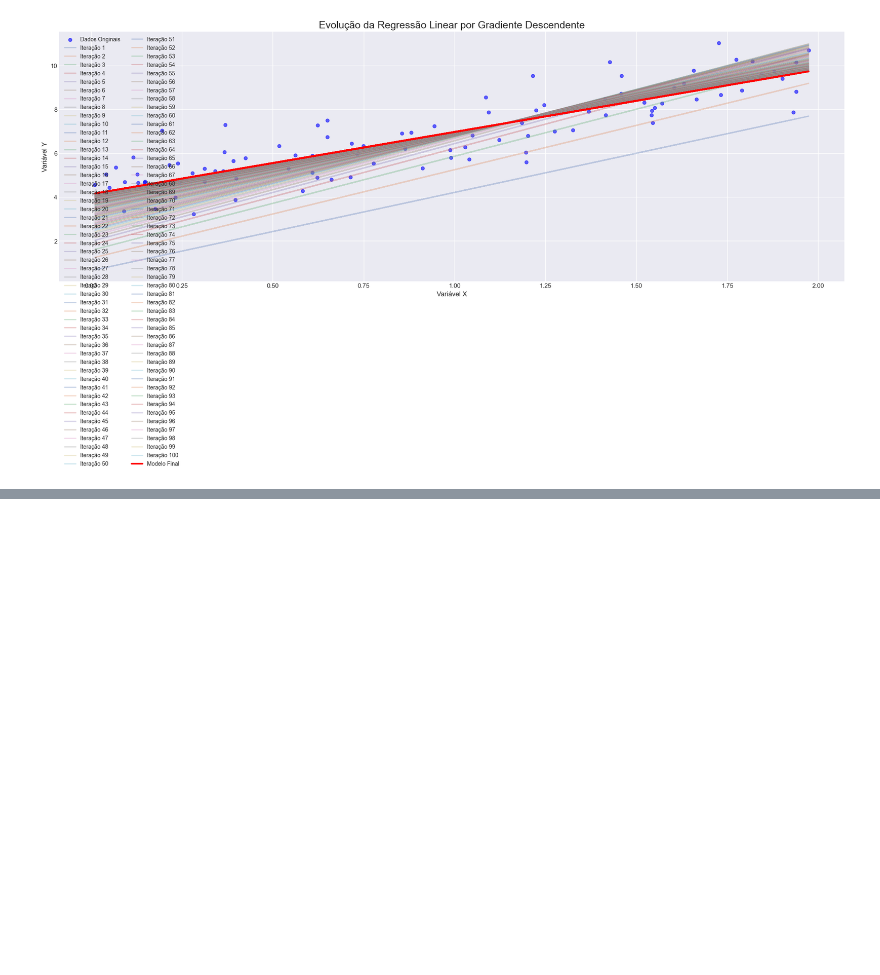
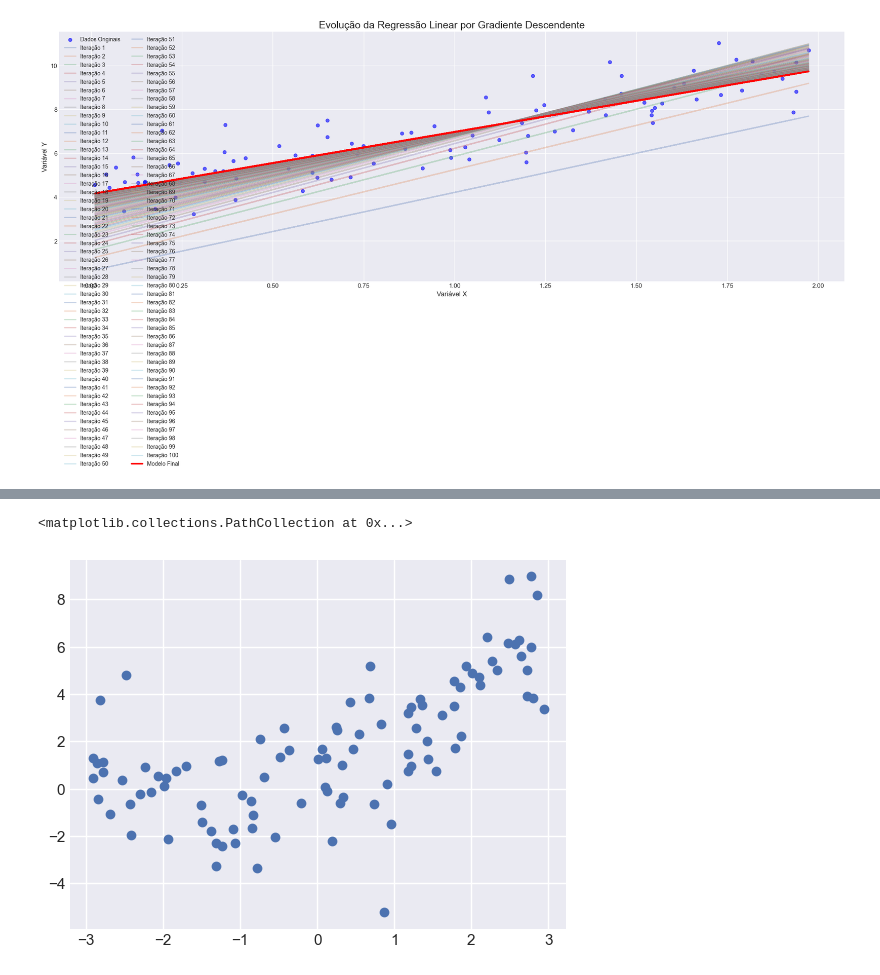
Before and after one commit to ludiemert/Classification_Regression_Models, a Jupyter notebook: 7_Classification_Regression_Models/Linear_Regression_1.ipynb, the cells around one changed output, grey strips where cells are left out. Drawn from its saved outputs; the diff is of its cells as text; code cells hidden in the pictures; blank space fills up the shorter version.

Commit message:
add 45_Linear_Regression_simular valores bem aleatorios

```diff
--- a/7_Classification_Regression_Models/Linear_Regression_1.ipynb
+++ b/7_Classification_Regression_Models/Linear_Regression_1.ipynb
@@ -312,0 +317,8 @@ x = 6 * np.random.rand(m, 1) - 3
+# %%
+# simular valores bem aleatorios
+y = 0.5 * x ** 2 + x + 2 * np.random.randn(m, 1)
+# %%
+plt.scatter(x, y)
+# %% [output]
+<matplotlib.collections.PathCollection at 0x...>
+[figure, added]
```
Also changed, not shown: parts of 1 cell of this notebook, 1 other file.
